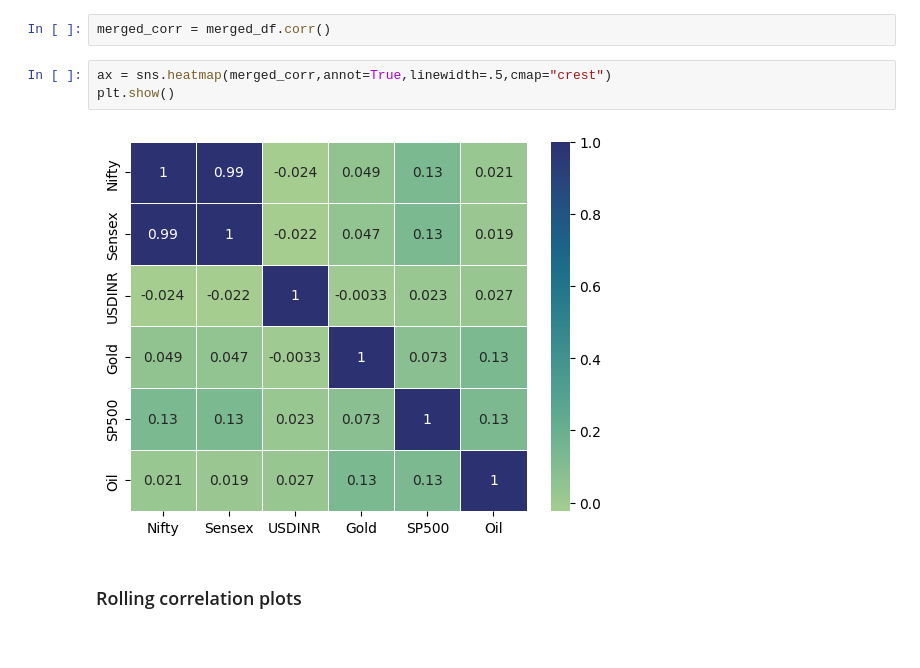
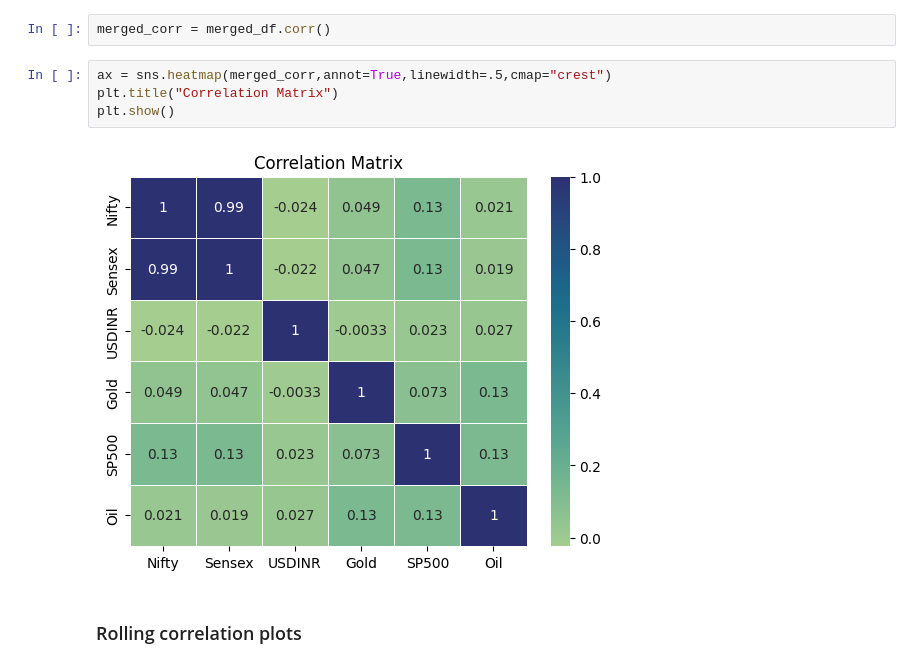
Before and after one commit to eshannaik/Portfolio-Management, a Jupyter notebook: Portfolio Management.ipynb, the cells around one changed output. Drawn from its saved outputs; the diff is of its cells as text.

```diff
--- a/Portfolio Management.ipynb
+++ b/Portfolio Management.ipynb
@@ -372,9 +306,10 @@ merged_df
 merged_corr = merged_df.corr()
 # %%
 ax = sns.heatmap(merged_corr,annot=True,linewidth=.5,cmap="crest")
+plt.title("Correlation Matrix")
 plt.show()
 # %% [output]
-[figure, old version]
+[figure, new version]
 # %% [markdown]
 ### Rolling correlation plots
 # %%
```
Also changed, not shown: parts of 42 cells of this notebook.
